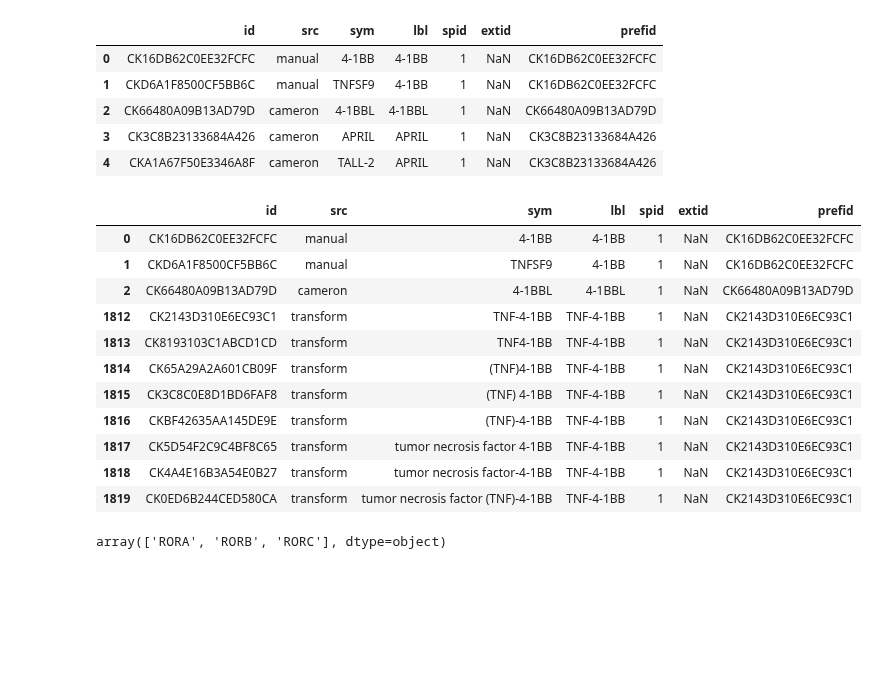
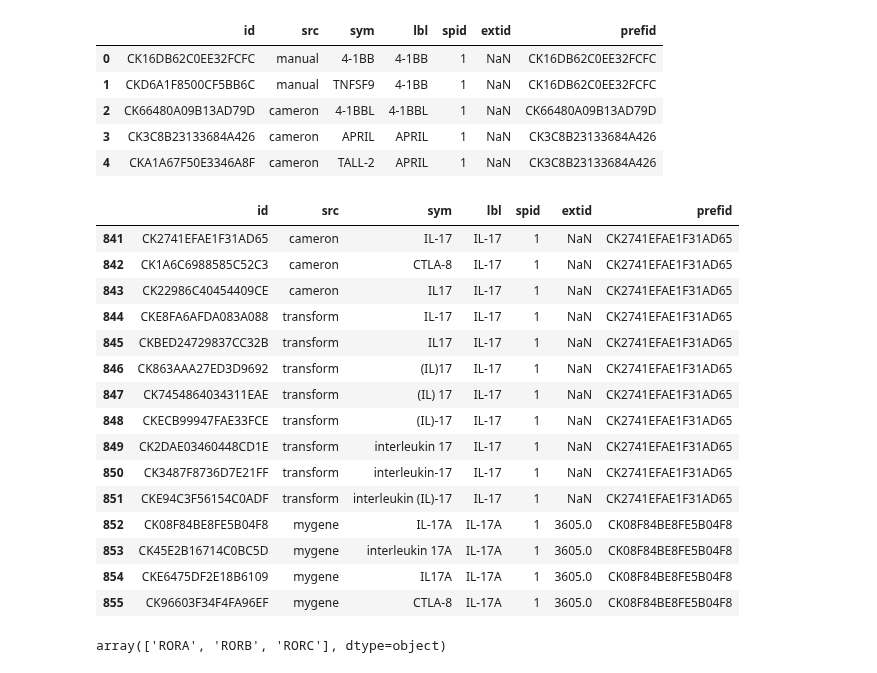
Before and after one commit to hammerlab/t-cell-relation-extraction, a Jupyter notebook: pm_subtype_protein_relations/01-meta-search.ipynb, the cells around one changed output. Drawn from its saved outputs; the diff is of its cells as text; code cells hidden in the pictures; blank space fills up the shorter version.

```diff
--- a/pm_subtype_protein_relations/01-meta-search.ipynb
+++ b/pm_subtype_protein_relations/01-meta-search.ipynb
@@ -23,23 +23,27 @@ df.head()
 # %%
 #df[df['sym'].str.upper().str.contains('OX4')]
 #df[df['sym'].str.upper().str.contains('ROR')].head(15)
 #df[df['sym'].str.lower().str.contains('genesis')].head(15)
 #df[df['sym'].str.lower().str.contains('not')].head(15)
 #df[df['sym'].str.lower().str.contains('out')].head(15)
-df[df['lbl'].str.lower().str.contains('4-1bb')].head(15)
+df[df['lbl'].str.lower().str.contains('il-17')].head(15)
 # %% [output]
 |  | id | src | sym | lbl | spid | extid | prefid |
-| 0 | CK16DB62C0EE32FCFC | manual | 4-1BB | 4-1BB | 1 | NaN | CK16DB62C0EE32FCFC |
-| 1 | CKD6A1F8500CF5BB6C | manual | TNFSF9 | 4-1BB | 1 | NaN | CK16DB62C0EE32FCFC |
-| 2 | CK66480A09B13AD79D | cameron | 4-1BBL | 4-1BBL | 1 | NaN | CK66480A09B13AD79D |
-| 1812 | CK2143D310E6EC93C1 | transform | TNF-4-1BB | TNF-4-1BB | 1 | NaN | CK2143D310E6EC93C1 |
-| 1813 | CK8193103C1ABCD1CD | transform | TNF4-1BB | TNF-4-1BB | 1 | NaN | CK2143D310E6EC93C1 |
-| 1814 | CK65A29A2A601CB09F | transform | (TNF)4-1BB | TNF-4-1BB | 1 | NaN | CK2143D310E6EC93C1 |
-| 1815 | CK3C8C0E8D1BD6FAF8 | transform | (TNF) 4-1BB | TNF-4-1BB | 1 | NaN | CK2143D310E6EC93C1 |
-| 1816 | CKBF42635AA145DE9E | transform | (TNF)-4-1BB | TNF-4-1BB | 1 | NaN | CK2143D310E6EC93C1 |
-| 1817 | CK5D54F2C9C4BF8C65 | transform | tumor necrosis factor 4-1BB | TNF-4-1BB | 1 | NaN | CK2143D310E6EC93C1 |
-| 1818 | CK4A4E16B3A54E0B27 | transform | tumor necrosis factor-4-1BB | TNF-4-1BB | 1 | NaN | CK2143D310E6EC93C1 |
-| 1819 | CK0ED6B244CED580CA | transform | tumor necrosis factor (TNF)-4-1BB | TNF-4-1BB | 1 | NaN | CK2143D310E6EC93C1 |
+| 841 | CK2741EFAE1F31AD65 | cameron | IL-17 | IL-17 | 1 | NaN | CK2741EFAE1F31AD65 |
+| 842 | CK1A6C6988585C52C3 | cameron | CTLA-8 | IL-17 | 1 | NaN | CK2741EFAE1F31AD65 |
+| 843 | CK22986C40454409CE | cameron | IL17 | IL-17 | 1 | NaN | CK2741EFAE1F31AD65 |
+| 844 | CKE8FA6AFDA083A088 | transform | IL-17 | IL-17 | 1 | NaN | CK2741EFAE1F31AD65 |
+| 845 | CKBED24729837CC32B | transform | IL17 | IL-17 | 1 | NaN | CK2741EFAE1F31AD65 |
+| 846 | CK863AAA27ED3D9692 | transform | (IL)17 | IL-17 | 1 | NaN | CK2741EFAE1F31AD65 |
+| 847 | CK7454864034311EAE | transform | (IL) 17 | IL-17 | 1 | NaN | CK2741EFAE1F31AD65 |
+| 848 | CKECB99947FAE33FCE | transform | (IL)-17 | IL-17 | 1 | NaN | CK2741EFAE1F31AD65 |
+| 849 | CK2DAE03460448CD1E | transform | interleukin 17 | IL-17 | 1 | NaN | CK2741EFAE1F31AD65 |
+| 850 | CK3487F8736D7E21FF | transform | interleukin-17 | IL-17 | 1 | NaN | CK2741EFAE1F31AD65 |
+| 851 | CKE94C3F56154C0ADF | transform | interleukin (IL)-17 | IL-17 | 1 | NaN | CK2741EFAE1F31AD65 |
+| 852 | CK08F84BE8FE5B04F8 | mygene | IL-17A | IL-17A | 1 | 3605.0 | CK08F84BE8FE5B04F8 |
+| 853 | CK45E2B16714C0BC5D | mygene | interleukin 17A | IL-17A | 1 | 3605.0 | CK08F84BE8FE5B04F8 |
+| 854 | CKE6475DF2E18B6109 | mygene | IL17A | IL-17A | 1 | 3605.0 | CK08F84BE8FE5B04F8 |
+| 855 | CK96603F34F4FA96EF | mygene | CTLA-8 | IL-17A | 1 | 3605.0 | CK08F84BE8FE5B04F8 |
 # %%
 df[df['sym'].str.upper().str.contains('ROR')]['lbl'].unique()
 # %% [output]
```
Also changed, not shown: 2 other files.
